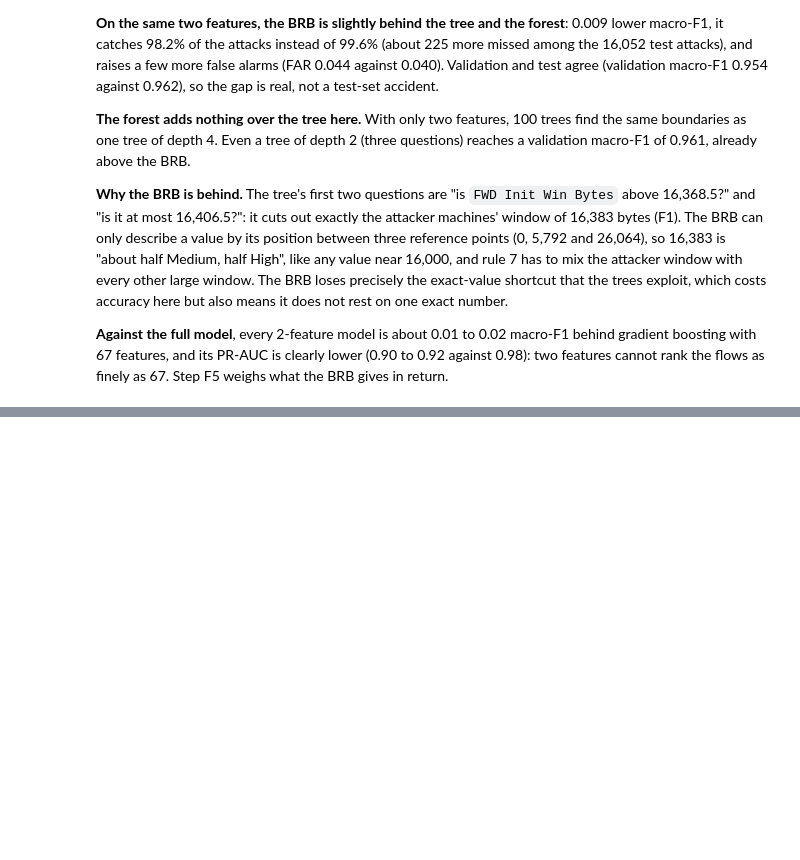
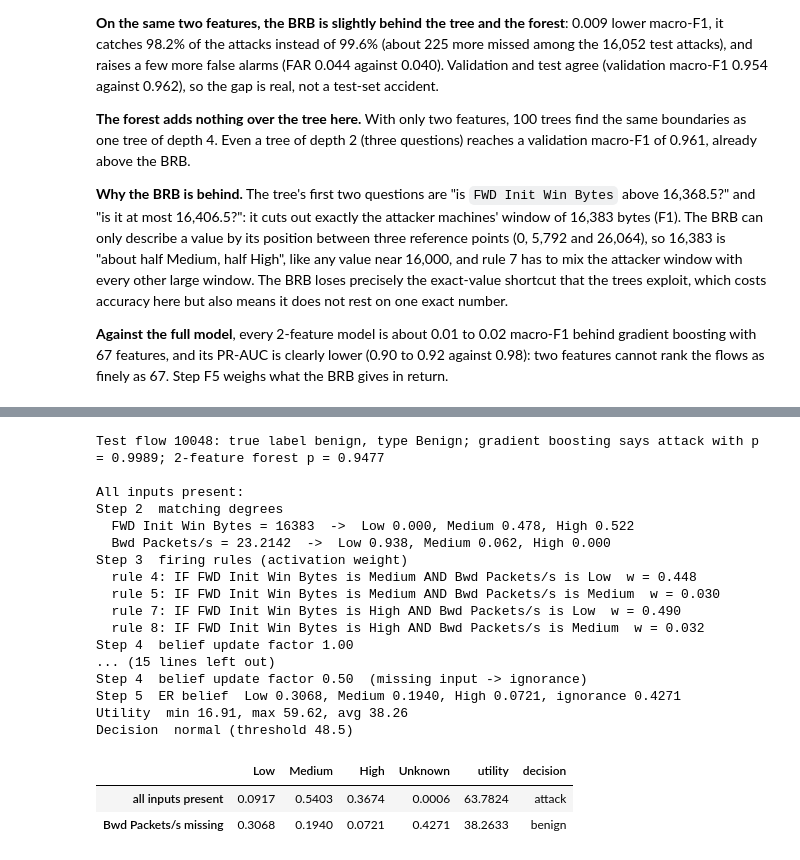
Before and after one commit to steve-nt/AI-for-Cybersecurity-Final-Mini-Project, a Jupyter notebook: parts/50_brb.ipynb, the cells around one changed output, grey strips where cells are left out. Drawn from its saved outputs; the diff is of its cells as text; code cells hidden in the pictures; blank space fills up the shorter version.

Commit message:
F4: the BRB's belief output for one flow

```diff
--- a/parts/50_brb.ipynb
+++ b/parts/50_brb.ipynb
@@ -40,6 +40,19 @@ explainer = shap.TreeExplainer(boost)
 sv = explainer(X_val.sample(1000, random_state=SEED))
 shap_global = (pd.Series(np.abs(sv.values).mean(axis=0), index=FEATURES)
                .sort_values(ascending=False))
+# %%
+# STANDIN D2
+# The three explained test flows of step D2 (parts/30_explanation.ipynb), chosen with the black box's
+# test probabilities. Dropped from the hand-in notebook, where the real D2 cell comes first.
+p_test = boost.predict_proba(X_test)[:, 1]
+pred_test = (p_test >= 0.5).astype(int)
+y_true = y_test.to_numpy()
+caught = np.flatnonzero((y_true == 1) & (pred_test == 1))
+cleared = np.flatnonzero((y_true == 0) & (pred_test == 0))
+wrong = np.flatnonzero(pred_test != y_true)
+CASES = {"detection": int(caught[np.argmax(p_test[caught])]),
+         "negative": int(cleared[np.argmin(p_test[cleared])]),
+         "mistake": int(wrong[np.argmax(np.abs(p_test[wrong] - 0.5))])}
 # %% [markdown]
 <!-- STEP F1 -->
 ## Part F: a knowledge-based layer (belief rule base)
@@ -346,0 +380,51 @@ cannot rank the flows as finely as 67. Step F5 weighs what the BRB gives in retu
+# %%
+# STEP F4
+flow = X_test[TOP2].iloc[CASES["mistake"]]
+print(f"Test flow {CASES['mistake']}: true label {'attack' if y_test.iloc[CASES['mistake']] == 1 else 'benign'}, "
+      f"type {type_test.iloc[CASES['mistake']]}; gradient boosting says attack with p = "
+      f"{boost.predict_proba(X_test.iloc[[CASES['mistake']]])[0, 1]:.4f}; "
+      f"2-feature forest p = {forest2.predict_proba(X_test[TOP2].iloc[[CASES['mistake']]])[0, 1]:.4f}\n")
+
+trace_full = brbes.trace(rb, flow.to_numpy(), threshold=BRB_THRESHOLD)
+print("All inputs present:")
+print(trace_full)
+
+flow_missing = flow.to_numpy().copy()
+flow_missing[TOP2.index("Bwd Packets/s")] = np.nan
+trace_missing = brbes.trace(rb, flow_missing, threshold=BRB_THRESHOLD)
+print("\nBwd Packets/s missing:")
+print(trace_missing)
+
+(TABLES / "F4_trace.txt").write_text(
+    f"Test flow {CASES['mistake']} (the D2 false alarm)\n\nAll inputs present:\n{trace_full}\n\n"
+    f"Bwd Packets/s missing:\n{trace_missing}\n", encoding="utf-8")
+
+beliefs = pd.DataFrame(np.vstack([brbes.infer(rb, flow.to_numpy().reshape(1, -1)),
+                                  brbes.infer(rb, flow_missing.reshape(1, -1))]),
+                       columns=["Low", "Medium", "High", "Unknown"],
+                       index=["all inputs present", "Bwd Packets/s missing"])
+beliefs["utility"] = [float(brbes.utility(rb, beliefs.iloc[[i], :4].to_numpy())[2][0]) for i in range(2)]
+beliefs["decision"] = np.where(beliefs["utility"] >= BRB_THRESHOLD, "attack", "benign")
+beliefs.to_csv(TABLES / "F4_beliefs.csv", float_format="%.4f")
+beliefs.round(4)
+# %% [output]
+Test flow 10048: true label benign, type Benign; gradient boosting says attack with p = 0.9989; 2-feature forest p = 0.9477
+
+All inputs present:
+Step 2  matching degrees
+  FWD Init Win Bytes = 16383  ->  Low 0.000, Medium 0.478, High 0.522
+  Bwd Packets/s = 23.2142  ->  Low 0.938, Medium 0.062, High 0.000
+Step 3  firing rules (activation weight)
+  rule 4: IF FWD Init Win Bytes is Medium AND Bwd Packets/s is Low  w = 0.448
+  rule 5: IF FWD Init Win Bytes is Medium AND Bwd Packets/s is Medium  w = 0.030
+  rule 7: IF FWD Init Win Bytes is High AND Bwd Packets/s is Low  w = 0.490
+  rule 8: IF FWD Init Win Bytes is High AND Bwd Packets/s is Medium  w = 0.032
+Step 4  belief update factor 1.00
+... (15 lines left out)
+Step 4  belief update factor 0.50  (missing input -> ignorance)
+Step 5  ER belief  Low 0.3068, Medium 0.1940, High 0.0721, ignorance 0.4271
+Utility  min 16.91, max 59.62, avg 38.26
+Decision  normal (threshold 48.5)
+|  | Low | Medium | High | Unknown | utility | decision |
+| all inputs present | 0.0917 | 0.5403 | 0.3674 | 0.0006 | 63.7824 | attack |
+| Bwd Packets/s missing | 0.3068 | 0.1940 | 0.0721 | 0.4271 | 38.2633 | benign |
```
Also changed, not shown: parts of 3 cells of this notebook, 5 other files.
